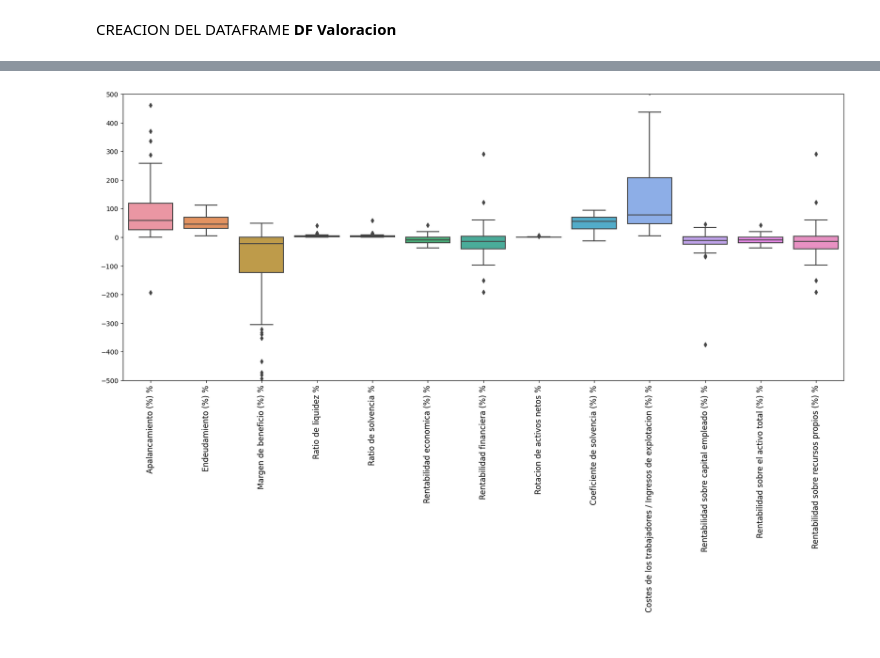
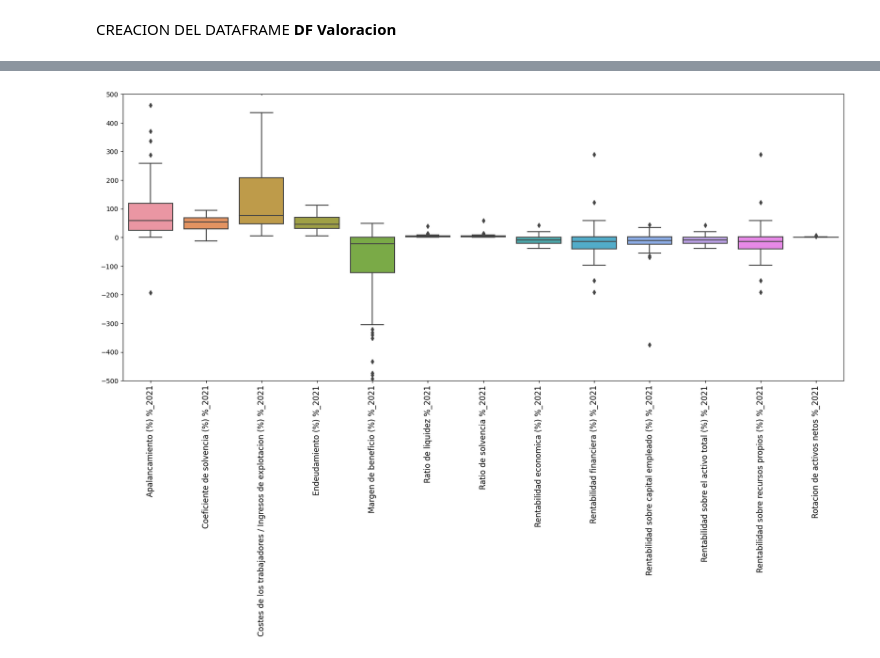
Before and after one commit to unaimleal/spri_reto_07_morado, a Jupyter notebook: preprocesamiento.ipynb, the cells around one changed output, grey strips where cells are left out. Cells and saved outputs as stored; diff of their text form; code cells hidden in the pictures.

```diff
--- a/preprocesamiento.ipynb
+++ b/preprocesamiento.ipynb
@@ -950,0 +948,3 @@ dtype: int64
+# %%
+df=df.applymap(lambda x: 99999 if x== np.inf else x)
+df=df.applymap(lambda x: -99999 if x== -np.inf else x)
@@ -950,0 +1007,4 @@ dtype: int64
+# %%
+# se junta el df de ratios con el df de adquisicion
+df_adquisicion_final= pd.merge(df_pivotado_ratios,df_adquisicion_2021 , on='Codigo_NIF', how='left')
+df_adquisicion_final
@@ -953,6 +1027,6 @@ CREACION DEL DATAFRAME **DF Valoracion**
 # %%
 # Primero se crea el df que esti© preparado para hacer el modelo de valoracion de empresas
 # se busca cuando valoracion no es na
-df_valoracion= df[df['valuation_2022'].notna()]
+df_valoracion= df_adquisicion_final[df_adquisicion_final['valuation_2022'].notna()]
 df_valoracion.shape
 # %% [output]
@@ -968,21 +1047,20 @@ df_valoracion.shape
 # %%
 #Realiza estos calculos si alguna de estas columnas es nula, y sustituye el valor nulo por el calculado
-df_valoracion.loc[:,'Precio/Venta']=(df_valoracion['valuation_2022']/df_valoracion['Importe neto Cifra de Ventas mil EUR'])
-df_valoracion.loc[:,'Precio/Ebitda']=(df_valoracion['valuation_2022']/df_valoracion['EBITDA mil EUR'])
-df_valoracion.loc[:,'Precio/Ebit']=(df_valoracion['valuation_2022']/df_valoracion['EBIT mil EUR'])
+df_valoracion.loc[:,'Precio/Venta']=(df_valoracion['valuation_2022']/df_valoracion['Importe neto Cifra de Ventas mil EUR_2021'])
+df_valoracion.loc[:,'Precio/Ebitda']=(df_valoracion['valuation_2022']/df_valoracion['EBITDA mil EUR_2021'])
+df_valoracion.loc[:,'Precio/Ebit']=(df_valoracion['valuation_2022']/df_valoracion['EBIT mil EUR_2021'])
 
-#Se reemplazan valores infinitos con 0.
-df_valoracion.loc[:,'Precio/Venta']=df_valoracion['Precio/Venta'].replace([np.inf, -np.inf], 99999)
-df_valoracion.loc[:,'Ratio_endeudamiento']=df_valoracion['Ratio_endeudamiento'].replace([np.inf, -np.inf], 99999)
+#Se reemplazan valores infinitos con valores altos.
+df_valoracion.loc[:,'Precio/Venta']=df_valoracion['Precio/Venta'].replace([np.inf, -np.inf], [99999, -99999])
 # %%
 #Se realizan boxplots de las columnas numericas que esten mostradas en %.
-df_porcentaje = df_valoracion.loc[:, df_valoracion.columns.str.contains('%')]
+df_porcentaje = df_valoracion.loc[:, df_valoracion.columns.str.contains('%_2021')]
 fig, ax = plt.subplots(figsize=(20, 8))
 sns.boxplot(data=df_porcentaje, ax=ax)
 plt.xticks(rotation=90)
 ax.set_ylim(-500, 500)
 ax.yaxis.set_major_locator(plt.MultipleLocator(100))
 ax.set_xticklabels(ax.get_xticklabels(), fontsize=12)
 plt.show()
 # %% [output]
-[figure, old version]
+[figure, new version]
```
Also changed, not shown: parts of 29 cells of this notebook.
